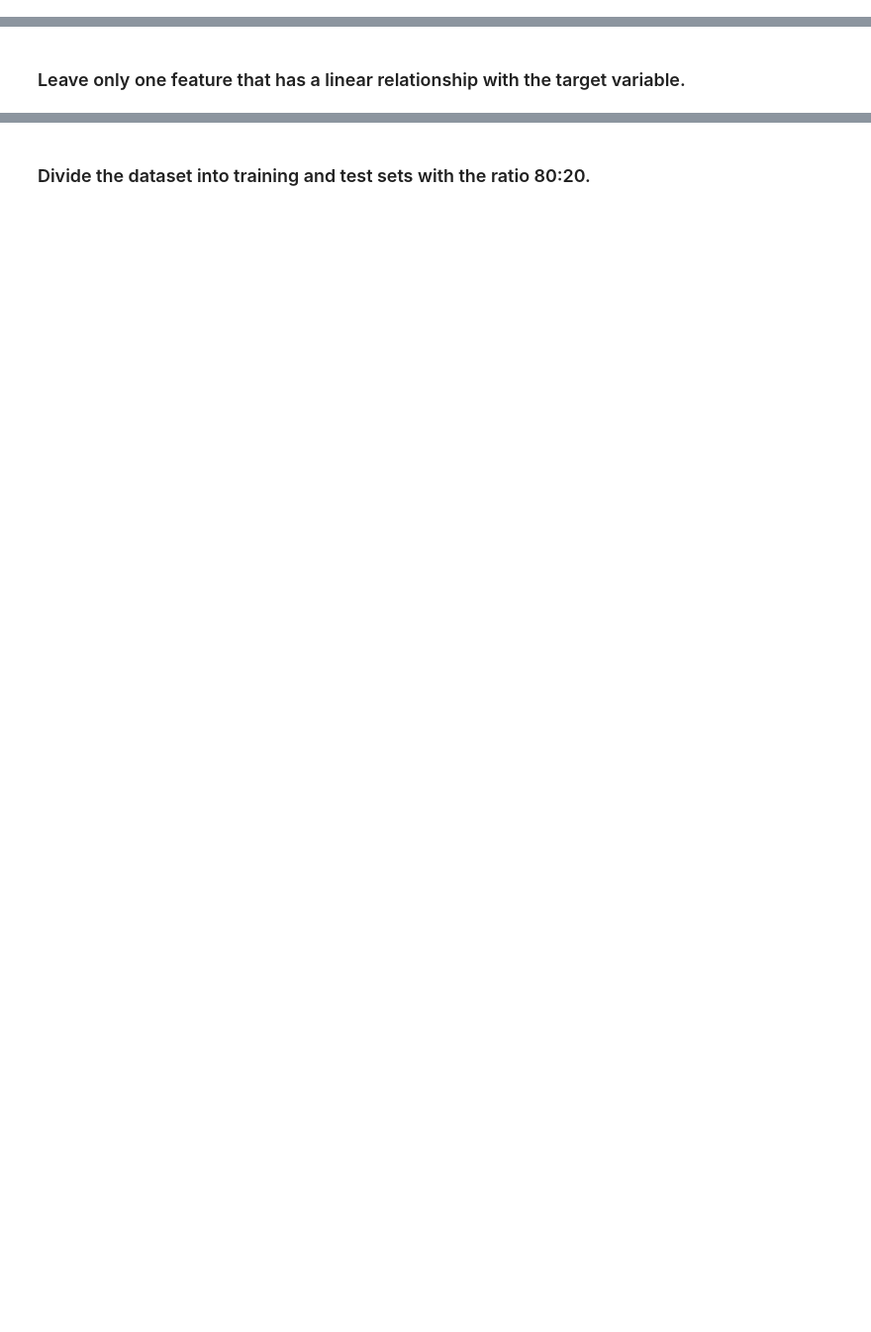
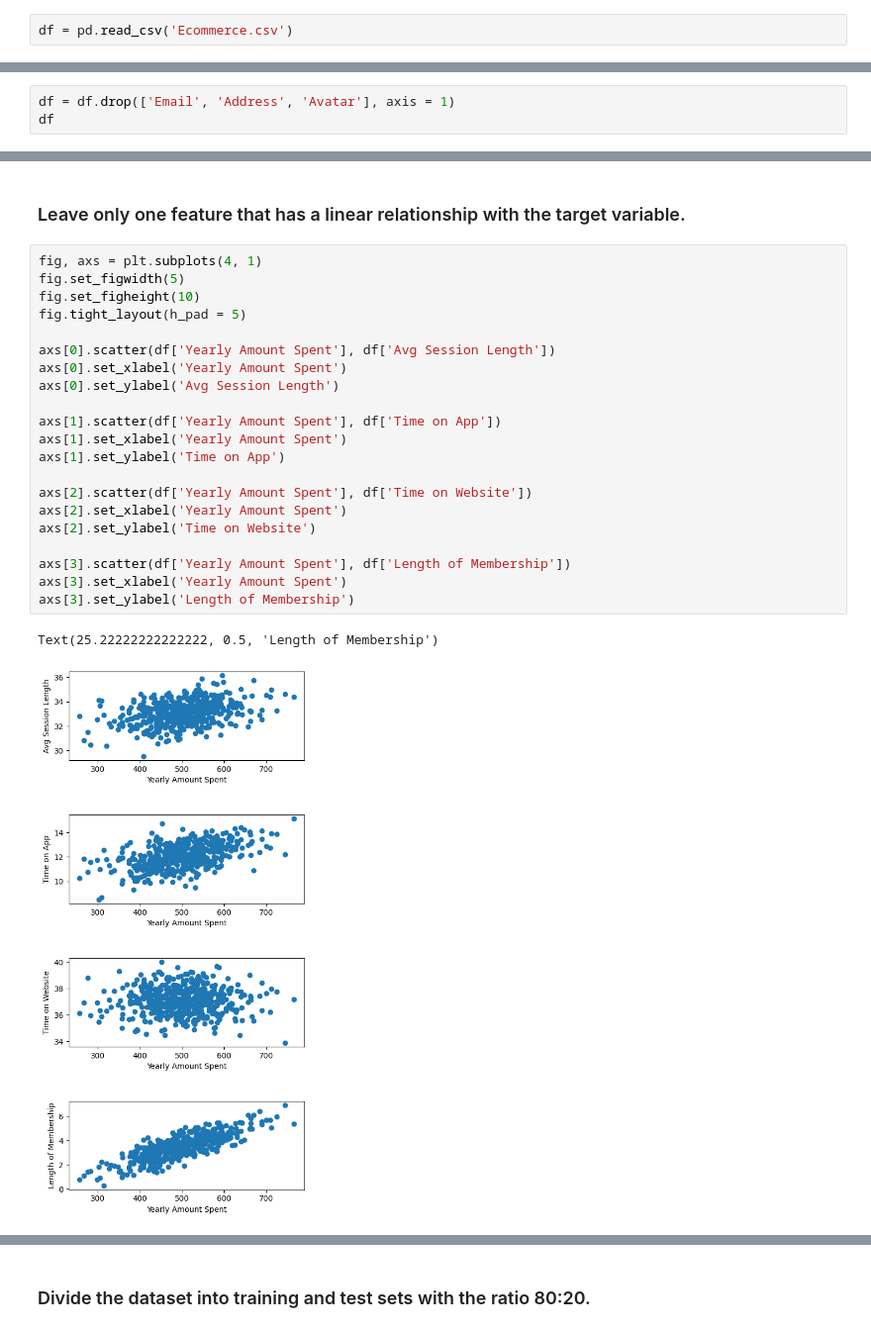
Before and after one commit to levonsg/Advanced_ML, a Jupyter notebook: Homework/18_03_23/Linear_regression_practical_homework.ipynb, the cells around one changed output, grey strips where cells are left out. Shown: that part at 99% size. Drawn from its saved outputs; the diff is of its cells as text; blank space fills up the shorter version.

````diff
--- a/Homework/18_03_23/Linear_regression_practical_homework.ipynb
+++ b/Homework/18_03_23/Linear_regression_practical_homework.ipynb
@@ -4,2 +8,4 @@ import matplotlib.pyplot as plt
 # %% [markdown]
 ### Load the dataset from the file Ecommerce.csv
+# %%
+df = pd.read_csv('Ecommerce.csv')
@@ -20,3 +39,6 @@ Yout goal will be to estimate the value of the Yearly Amount Spent using the fea
 ```
 # %% [markdown]
 ### Get rid of non-numerical columns of the dataset
+# %%
+df = df.drop(['Email', 'Address', 'Avatar'], axis = 1)
+df
@@ -25,2 +80,26 @@ Yout goal will be to estimate the value of the Yearly Amount Spent using the fea
 # %% [markdown]
 ### Leave only one feature that has a linear relationship with the target variable.
+# %%
+fig, axs = plt.subplots(4, 1)
+fig.set_figwidth(5)
+fig.set_figheight(10)
+fig.tight_layout(h_pad = 5)
+
+axs[0].scatter(df['Yearly Amount Spent'], df['Avg Session Length'])
+axs[0].set_xlabel('Yearly Amount Spent')
+axs[0].set_ylabel('Avg Session Length')
+
+axs[1].scatter(df['Yearly Amount Spent'], df['Time on App'])
+axs[1].set_xlabel('Yearly Amount Spent')
+axs[1].set_ylabel('Time on App')
+
+axs[2].scatter(df['Yearly Amount Spent'], df['Time on Website'])
+axs[2].set_xlabel('Yearly Amount Spent')
+axs[2].set_ylabel('Time on Website')
+
+axs[3].scatter(df['Yearly Amount Spent'], df['Length of Membership'])
+axs[3].set_xlabel('Yearly Amount Spent')
+axs[3].set_ylabel('Length of Membership')
+# %% [output]
+Text(25.22222222222222, 0.5, 'Length of Membership')
+[figure, added]
````
Also changed, not shown: parts of 24 cells of this notebook, 4 other files.
